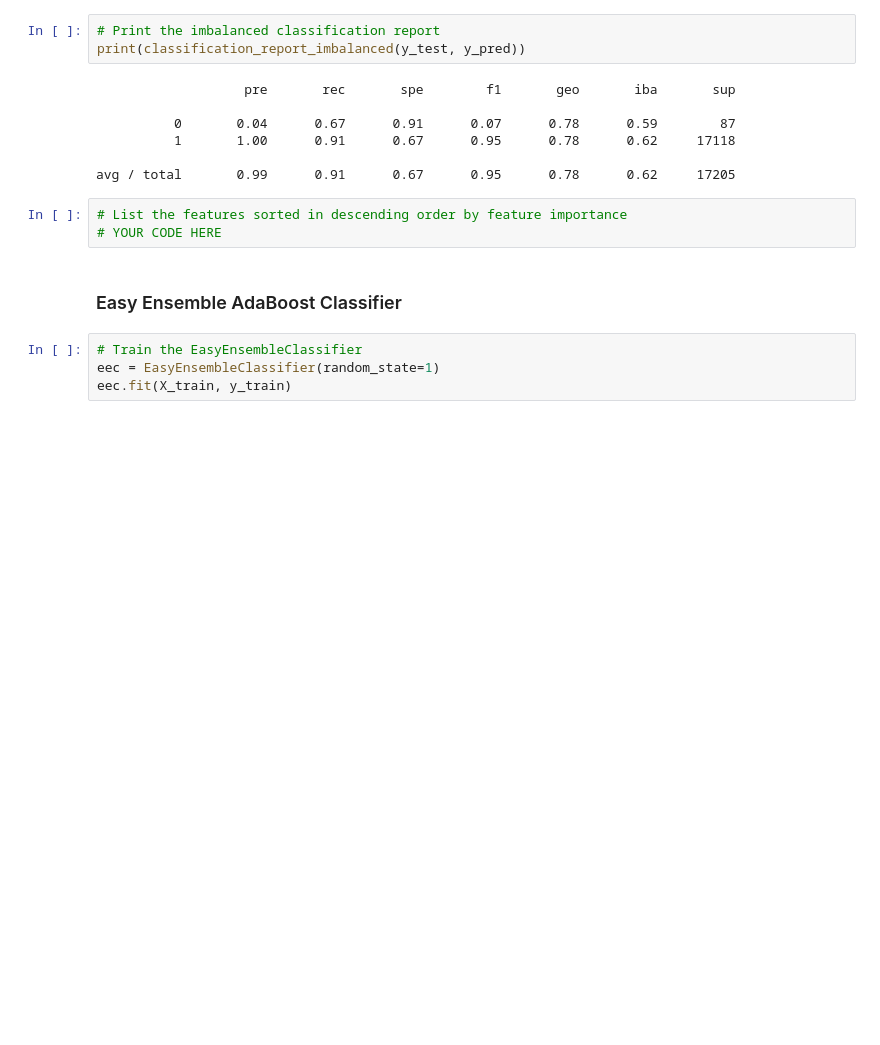
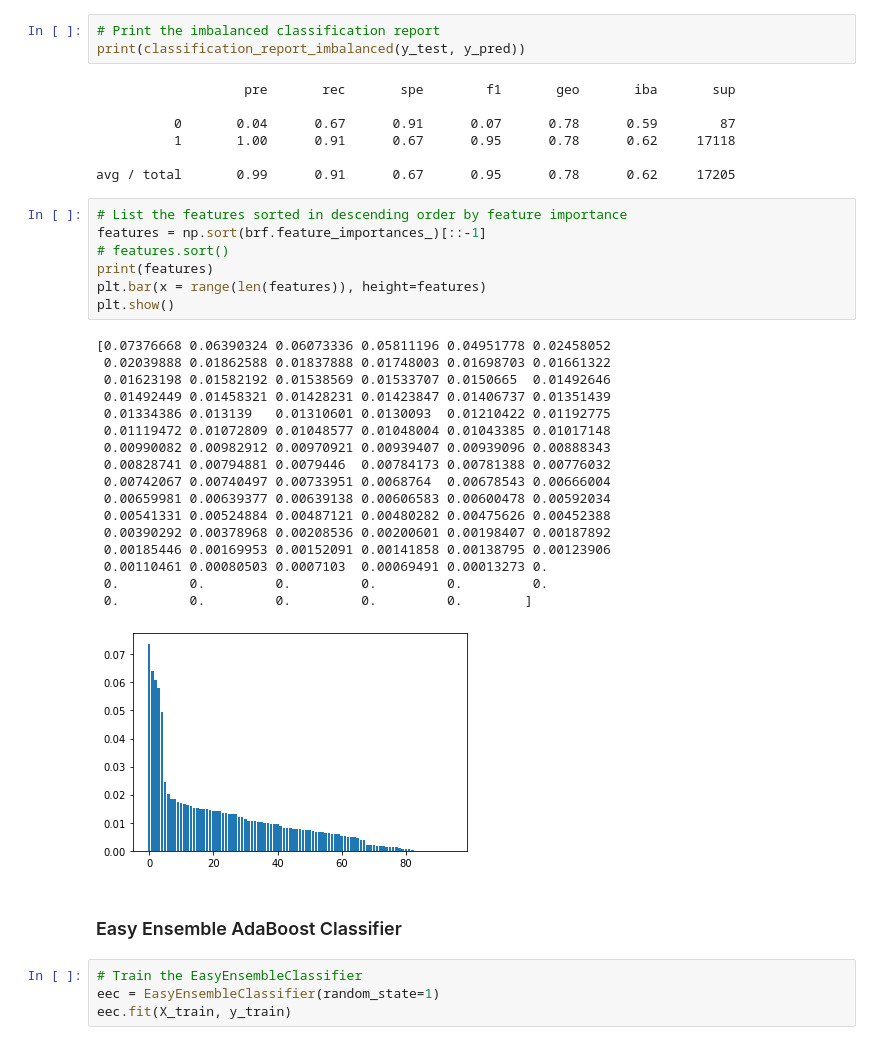
Before and after one commit to Olibabba/Credit_Risk_Analysis, a Jupyter notebook: credit_risk_ensemble.ipynb, the cells around one changed output. Saved outputs shown, nothing was run; the diff lists cells and outputs as text; blank space fills up the shorter version.

```diff
--- a/credit_risk_ensemble.ipynb
+++ b/credit_risk_ensemble.ipynb
@@ -172,7 +173,29 @@ print(classification_report_imbalanced(y_test, y_pred))
 avg / total       0.99      0.91      0.67      0.95      0.78      0.62     17205
 # %%
 # List the features sorted in descending order by feature importance
-# YOUR CODE HERE
+features = np.sort(brf.feature_importances_)[::-1]
+# features.sort()
+print(features)
+plt.bar(x = range(len(features)), height=features)
+plt.show()
+# %% [output]
+[0.07376668 0.06390324 0.06073336 0.05811196 0.04951778 0.02458052
+ 0.02039888 0.01862588 0.01837888 0.01748003 0.01698703 0.01661322
+ 0.01623198 0.01582192 0.01538569 0.01533707 0.0150665  0.01492646
+ 0.01492449 0.01458321 0.01428231 0.01423847 0.01406737 0.01351439
+ 0.01334386 0.013139   0.01310601 0.0130093  0.01210422 0.01192775
+ 0.01119472 0.01072809 0.01048577 0.01048004 0.01043385 0.01017148
+ 0.00990082 0.00982912 0.00970921 0.00939407 0.00939096 0.00888343
+ 0.00828741 0.00794881 0.0079446  0.00784173 0.00781388 0.00776032
+ 0.00742067 0.00740497 0.00733951 0.0068764  0.00678543 0.00666004
+ 0.00659981 0.00639377 0.00639138 0.00606583 0.00600478 0.00592034
+ 0.00541331 0.00524884 0.00487121 0.00480282 0.00475626 0.00452388
+ 0.00390292 0.00378968 0.00208536 0.00200601 0.00198407 0.00187892
+ 0.00185446 0.00169953 0.00152091 0.00141858 0.00138795 0.00123906
+ 0.00110461 0.00080503 0.0007103  0.00069491 0.00013273 0.
+ 0.         0.         0.         0.         0.         0.
+ 0.         0.         0.         0.         0.        ]
+[figure, added]
 # %% [markdown]
 ### Easy Ensemble AdaBoost Classifier
 # %%
```
Also changed, not shown: parts of 1 cell of this notebook.
